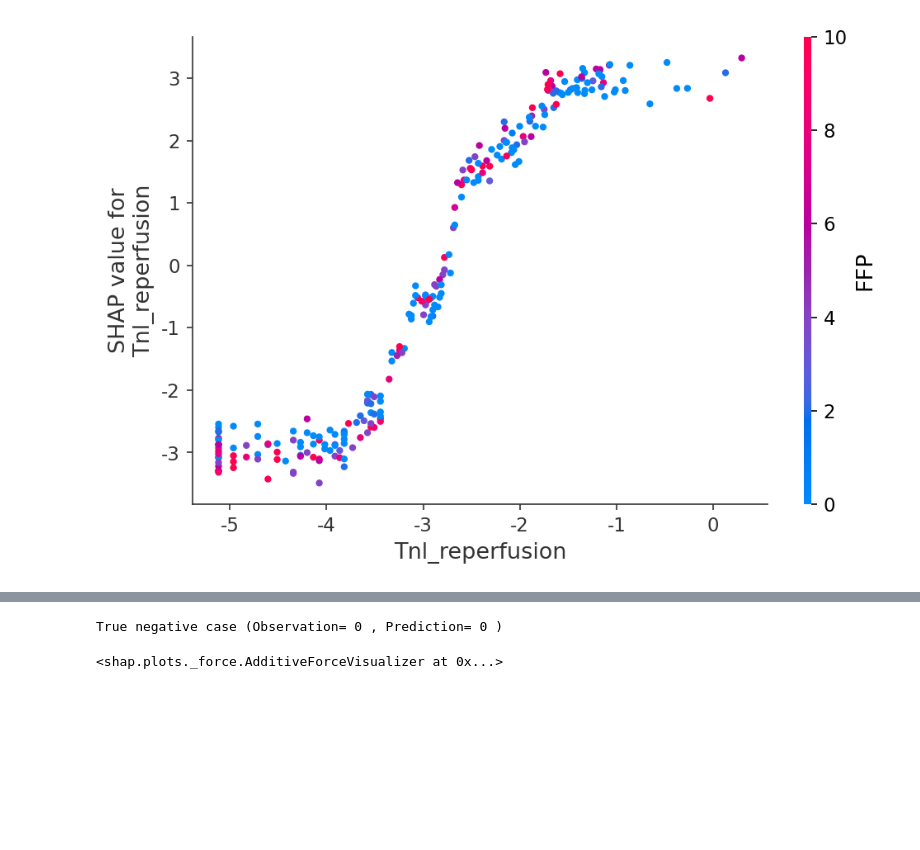
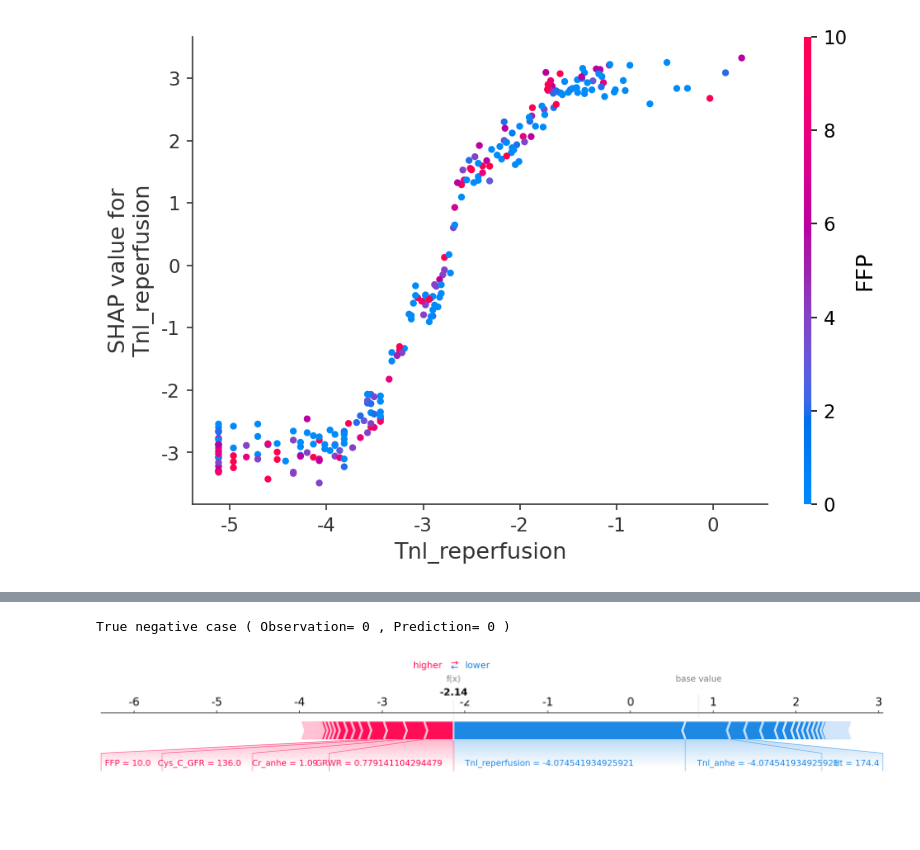
Before and after one commit to yihahn/mihlto, a Jupyter notebook: classification_TnI_pod1.ipynb, the cells around one changed output, grey strips where cells are left out. Drawn from its saved outputs; the diff is of its cells as text; code cells hidden in the pictures; blank space fills up the shorter version.

```diff
--- a/classification_TnI_pod1.ipynb
+++ b/classification_TnI_pod1.ipynb
@@ -671,8 +672,8 @@ True positive case (Observation= 1 , Prediction= 1 )
 # %%
 print('True negative case ( Observation=', 0, ', Prediction=', 0, ')')
-shap.force_plot(explainer.expected_value, shap_values[2,:], df_XTest.loc[2,:])
+shap.force_plot(explainer.expected_value, shap_values[2,:], df_XTest.loc[2,:], matplotlib=True)
 # %% [output]
-True negative case (Observation= 0 , Prediction= 0 )
+True negative case ( Observation= 0 , Prediction= 0 )
-<shap.plots._force.AdditiveForceVisualizer at 0x...>
+[figure, added]
 # %%
 print('False negative case ( Observation:', 1, ', Prediction:', 0, ')')
```
Also changed, not shown: parts of 3 cells of this notebook.
